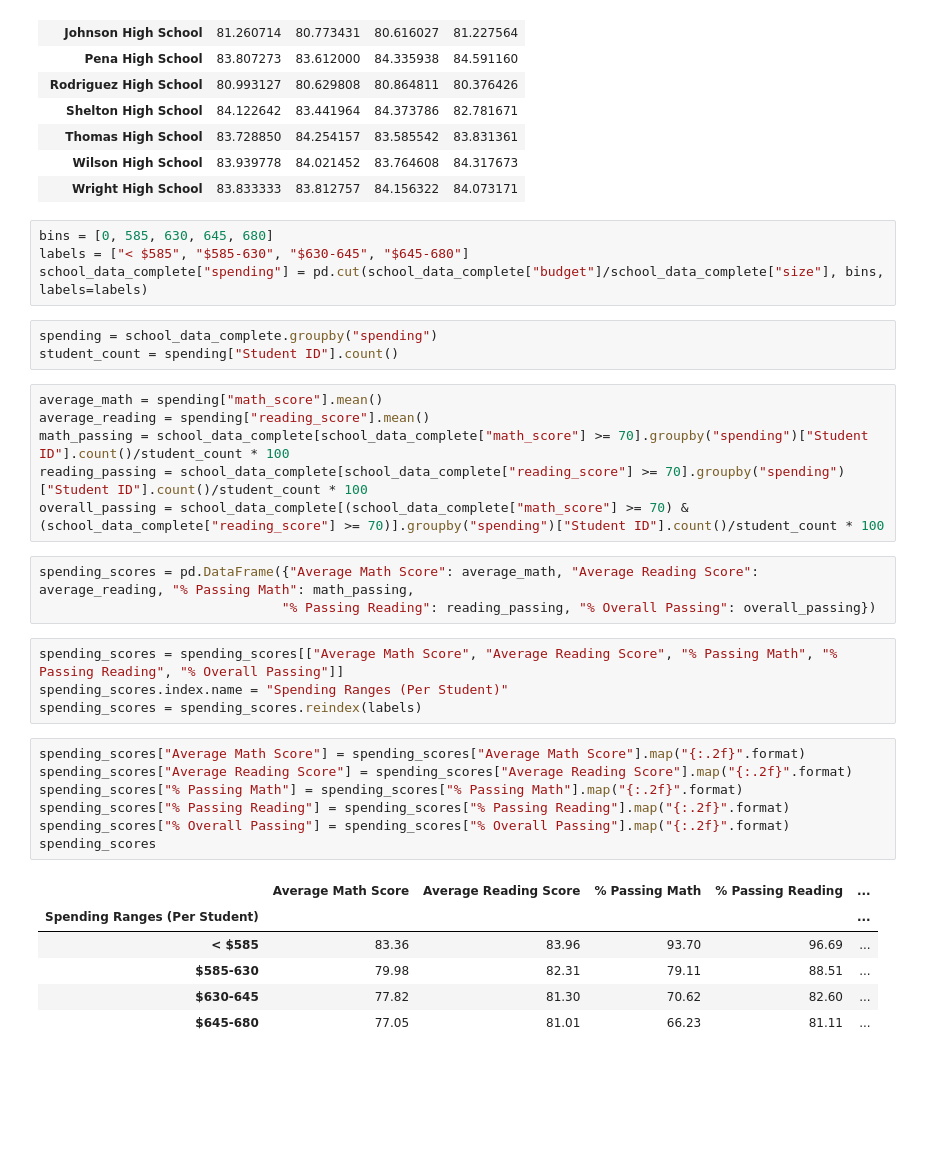
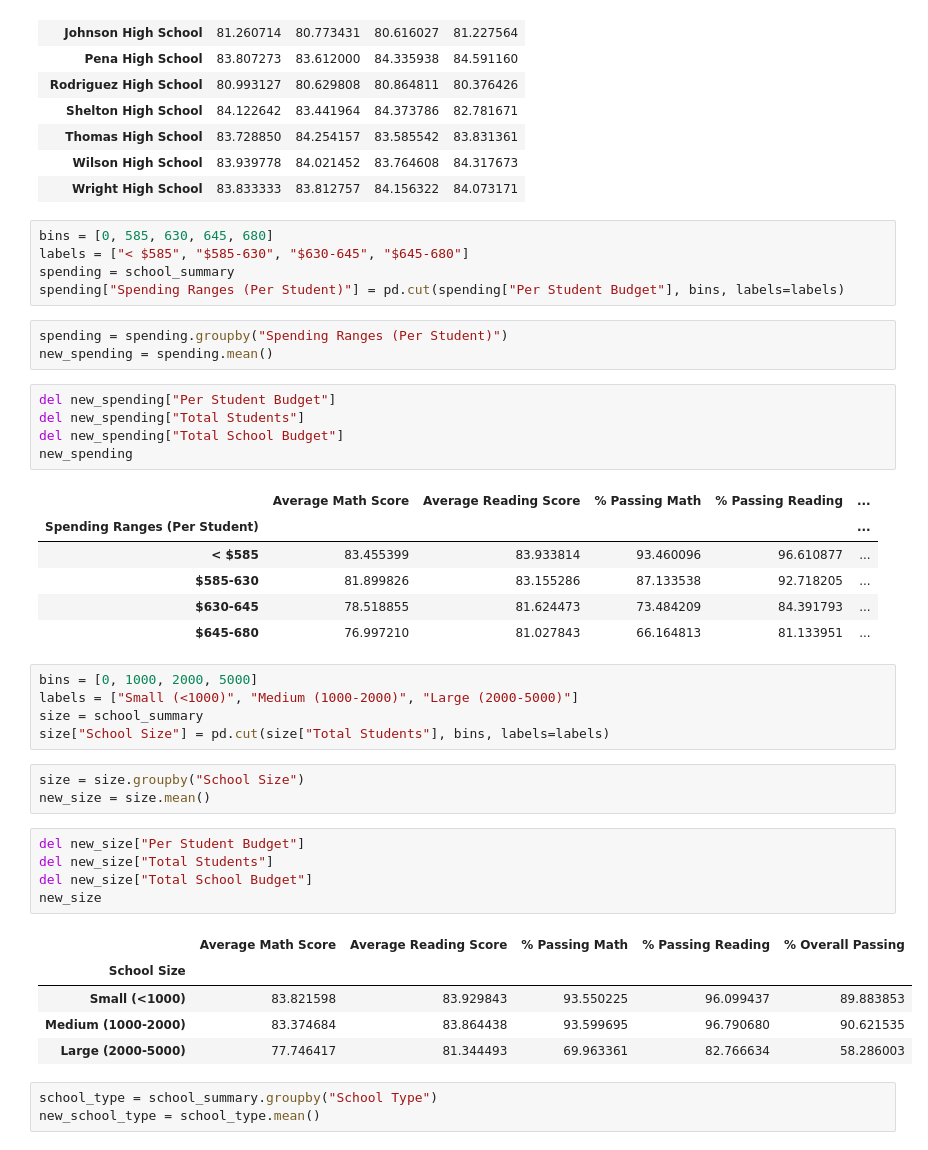
Before and after one commit to djdolejsi/pandas-challenge, a Jupyter notebook: PyCitySchools/PyCitySchools.ipynb, the cells around one changed output. Cells and saved outputs as stored; diff of their text form; blank space fills up the shorter version.

```diff
--- a/PyCitySchools/PyCitySchools.ipynb
+++ b/PyCitySchools/PyCitySchools.ipynb
@@ -231,34 +228,42 @@ reading_scores
 # %%
 bins = [0, 585, 630, 645, 680]
 labels = ["< $585", "$585-630", "$630-645", "$645-680"]
-school_data_complete["spending"] = pd.cut(school_data_complete["budget"]/school_data_complete["size"], bins, labels=labels)
+spending = school_summary
+spending["Spending Ranges (Per Student)"] = pd.cut(spending["Per Student Budget"], bins, labels=labels)
 # %%
-spending = school_data_complete.groupby("spending")
-student_count = spending["Student ID"].count()
+spending = spending.groupby("Spending Ranges (Per Student)")
+new_spending = spending.mean()
 # %%
-average_math = spending["math_score"].mean()
-average_reading = spending["reading_score"].mean()
-math_passing = school_data_complete[school_data_complete["math_score"] >= 70].groupby("spending")["Student ID"].count()/student_count * 100
-reading_passing = school_data_complete[school_data_complete["reading_score"] >= 70].groupby("spending")["Student ID"].count()/student_count * 100
-overall_passing = school_data_complete[(school_data_complete["math_score"] >= 70) & (school_data_complete["reading_score"] >= 70)].groupby("spending")["Student ID"].count()/student_count * 100
+del new_spending["Per Student Budget"]
+del new_spending["Total Students"]
+del new_spending["Total School Budget"]
+new_spending
+# %% [output]
+|  | Average Math Score | Average Reading Score | % Passing Math | % Passing Reading | ... |
+| Spending Ranges (Per Student) |  |  |  |  | ... |
+| < $585 | 83.455399 | 83.933814 | 93.460096 | 96.610877 | ... |
+| $585-630 | 81.899826 | 83.155286 | 87.133538 | 92.718205 | ... |
+| $630-645 | 78.518855 | 81.624473 | 73.484209 | 84.391793 | ... |
+| $645-680 | 76.997210 | 81.027843 | 66.164813 | 81.133951 | ... |
 # %%
-spending_scores = pd.DataFrame({"Average Math Score": average_math, "Average Reading Score": average_reading, "% Passing Math": math_passing,
-                               "% Passing Reading": reading_passing, "% Overall Passing": overall_passing})
+bins = [0, 1000, 2000, 5000]
+labels = ["Small (<1000)", "Medium (1000-2000)", "Large (2000-5000)"]
+size = school_summary
+size["School Size"] = pd.cut(size["Total Students"], bins, labels=labels)
 # %%
-spending_scores = spending_scores[["Average Math Score", "Average Reading Score", "% Passing Math", "% Passing Reading", "% Overall Passing"]]
-spending_scores.index.name = "Spending Ranges (Per Student)"
-spending_scores = spending_scores.reindex(labels)
+size = size.groupby("School Size")
+new_size = size.mean()
 # %%
-spending_scores["Average Math Score"] = spending_scores["Average Math Score"].map("{:.2f}".format)
-spending_scores["Average Reading Score"] = spending_scores["Average Reading Score"].map("{:.2f}".format)
-spending_scores["% Passing Math"] = spending_scores["% Passing Math"].map("{:.2f}".format)
-spending_scores["% Passing Reading"] = spending_scores["% Passing Reading"].map("{:.2f}".format)
-spending_scores["% Overall Passing"] = spending_scores["% Overall Passing"].map("{:.2f}".format)
-spending_scores
+del new_size["Per Student Budget"]
+del new_size["Total Students"]
+del new_size["Total School Budget"]
+new_size
 # %% [output]
-|  | Average Math Score | Average Reading Score | % Passing Math | % Passing Reading | ... |
-| Spending Ranges (Per Student) |  |  |  |  | ... |
-| < $585 | 83.36 | 83.96 | 93.70 | 96.69 | ... |
-| $585-630 | 79.98 | 82.31 | 79.11 | 88.51 | ... |
-| $630-645 | 77.82 | 81.30 | 70.62 | 82.60 | ... |
-| $645-680 | 77.05 | 81.01 | 66.23 | 81.11 | ... |
+|  | Average Math Score | Average Reading Score | % Passing Math | % Passing Reading | % Overall Passing |
+| School Size |  |  |  |  |  |
+| Small (<1000) | 83.821598 | 83.929843 | 93.550225 | 96.099437 | 89.883853 |
+| Medium (1000-2000) | 83.374684 | 83.864438 | 93.599695 | 96.790680 | 90.621535 |
+| Large (2000-5000) | 77.746417 | 81.344493 | 69.963361 | 82.766634 | 58.286003 |
+# %%
+school_type = school_summary.groupby("School Type")
+new_school_type = school_type.mean()
```
Also changed, not shown: parts of 7 cells of this notebook.
